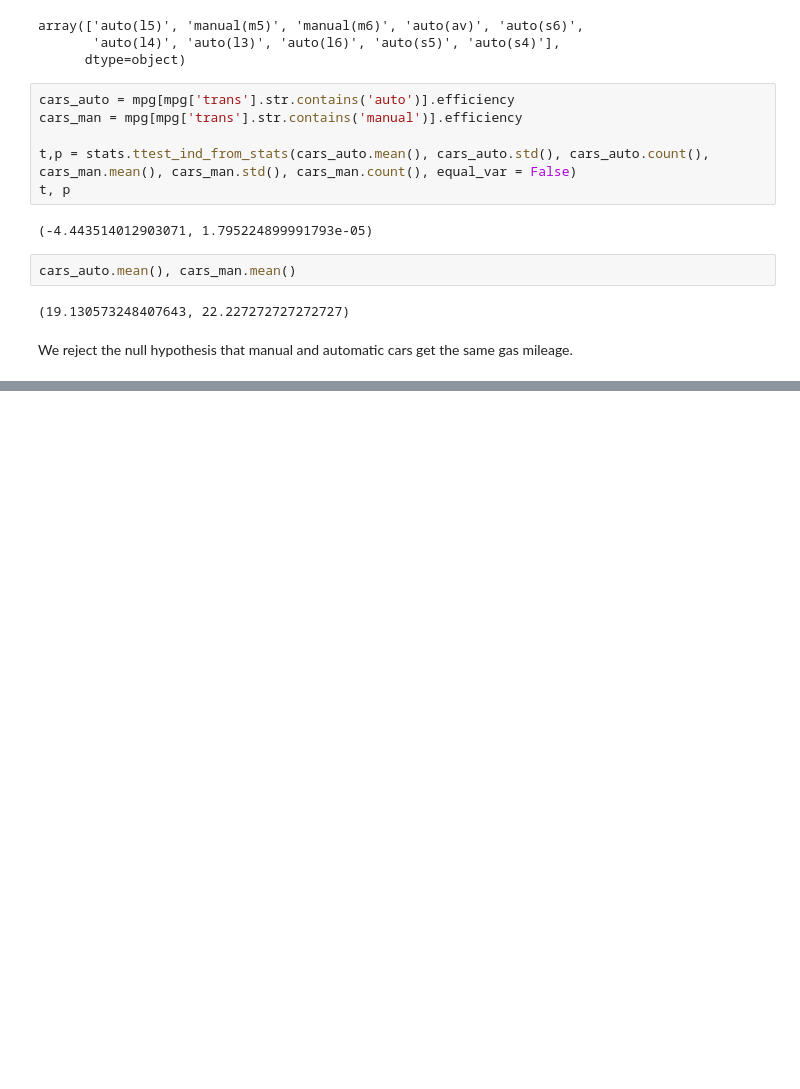
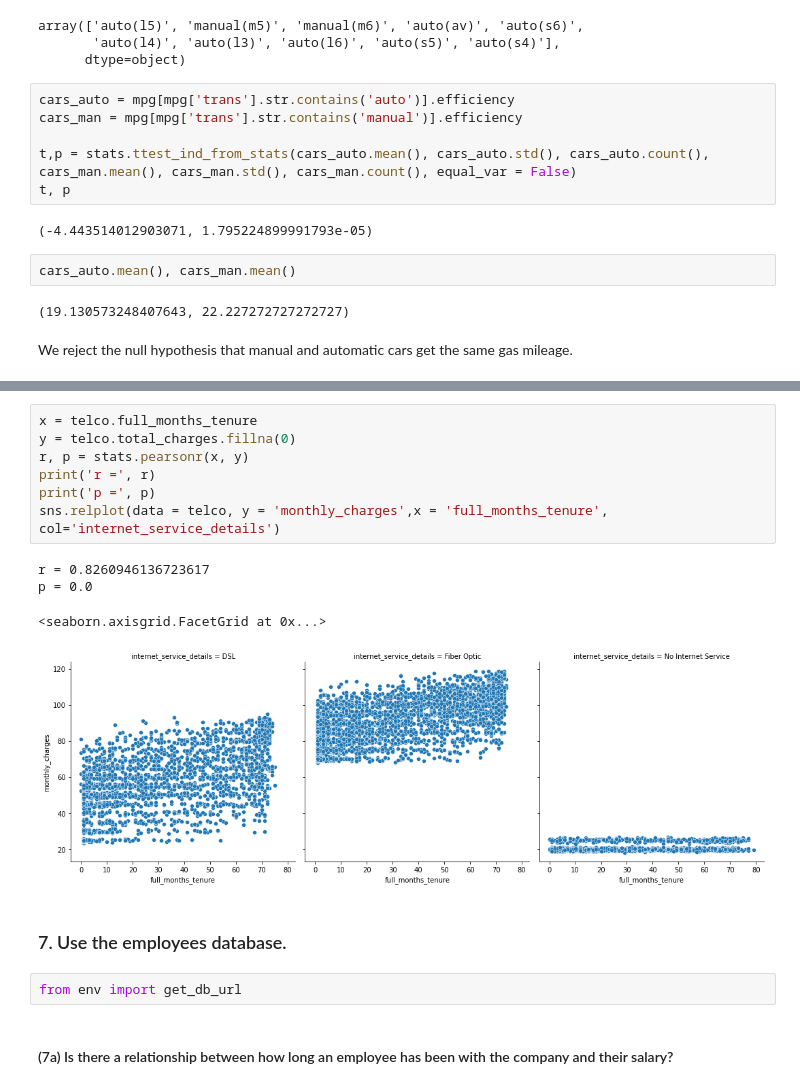
Before and after one commit to Miller-Ryan-1/statistics-exercises, a Jupyter notebook: hypothesis_testing.ipynb, the cells around one changed output, grey strips where cells are left out. Saved outputs shown, nothing was run; the diff lists cells and outputs as text; blank space fills up the shorter version.

```diff
--- a/hypothesis_testing.ipynb
+++ b/hypothesis_testing.ipynb
@@ -177,0 +213,18 @@ We reject the null hypothesis that manual and automatic cars get the same gas mi
+# %%
+x = telco.full_months_tenure
+y = telco.total_charges.fillna(0)
+r, p = stats.pearsonr(x, y)
+print('r =', r)
+print('p =', p)
+sns.relplot(data = telco, y = 'monthly_charges',x = 'full_months_tenure', col='internet_service_details')
+# %% [output]
+r = 0.8260946136723617
+p = 0.0
+<seaborn.axisgrid.FacetGrid at 0x...>
+[figure, added]
+# %% [markdown]
+### 7. Use the employees database.
+# %%
+from env import get_db_url
+# %% [markdown]
+#### (7a) Is there a relationship between how long an employee has been with the company and their salary?
```
Also changed, not shown: parts of 21 cells of this notebook, 1 other file.
